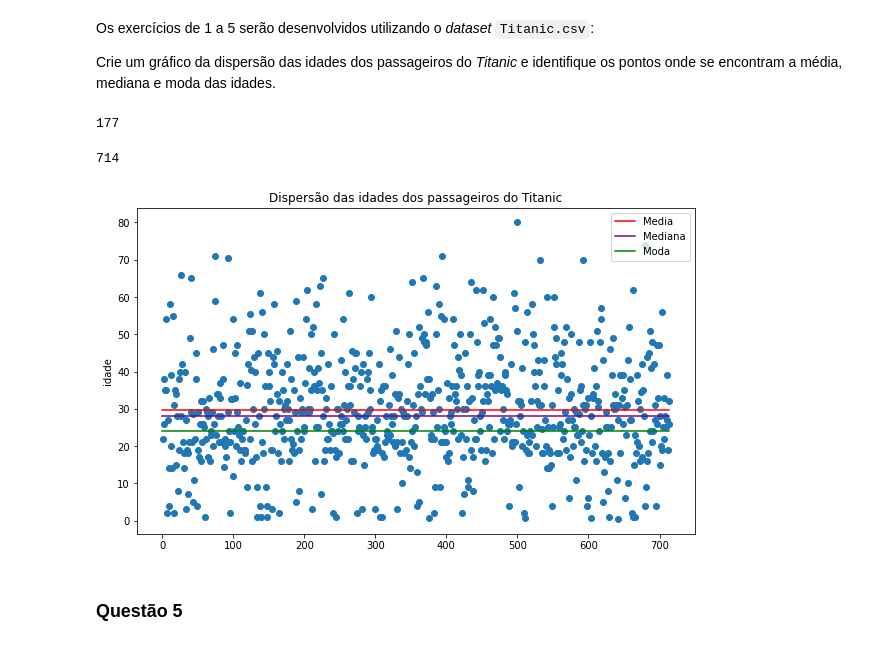
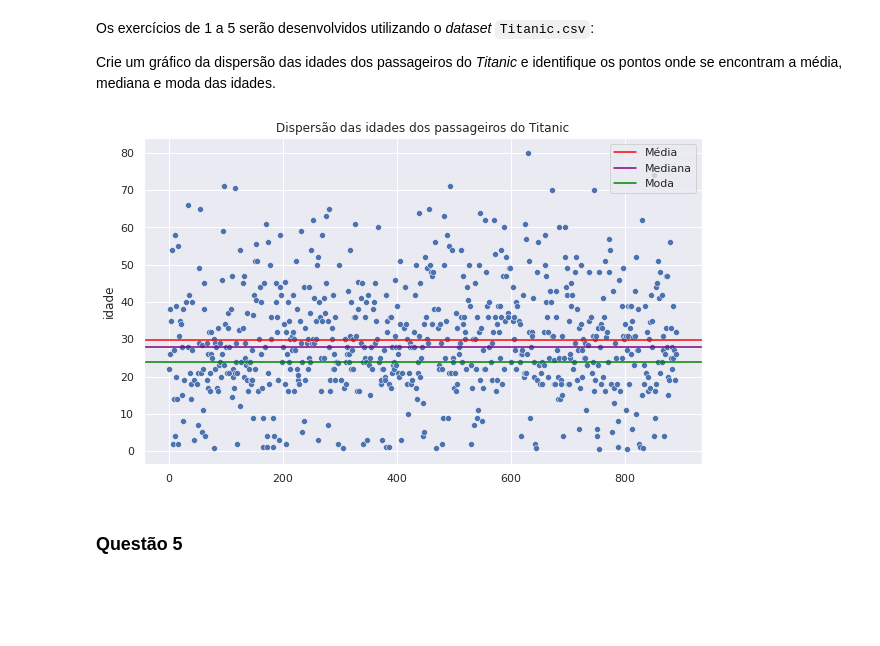
Before and after one commit to VitorFRodrigues/Coding_Tank_Material, a Jupyter notebook: Polo_Tech/Modulo_04/Listas/L1-Estatistica1_vitor.ipynb, the cells around one changed output. Cells and saved outputs as stored; diff of their text form; code cells hidden in the pictures; blank space fills up the shorter version.

```diff
--- a/Polo_Tech/Modulo_04/Listas/L1-Estatistica1_vitor.ipynb
+++ b/Polo_Tech/Modulo_04/Listas/L1-Estatistica1_vitor.ipynb
@@ -171,36 +171,22 @@ Moda: 24.0
 Os exercícios de 1 a 5 serão desenvolvidos utilizando o _dataset_ `Titanic.csv`:
 
 Crie um gráfico da dispersão das idades dos passageiros do _Titanic_ e identifique os pontos onde se encontram a média, mediana e moda das idades.
-# %%
-age.isna().sum()
-# %% [output]
-177
-# %%
-age_sem_nan = age.dropna()
-len(age_sem_nan)
-# %% [output]
-714
 # %%
-media = age_sem_nan.mean()
-array_media = np.ones(len(age_sem_nan), dtype=float)*media
-mediana = age_sem_nan.median()
-array_mediana = np.ones(len(age_sem_nan), dtype=float)*mediana
-moda = age_sem_nan.mode()[0]
-array_moda = np.ones(len(age_sem_nan), dtype=float)*moda
-
-x = np.arange(1, len(age_sem_nan)+1)
+media = age.mean()
+mediana = age.median()
+moda = age.mode()[0]
 # %%
 plt.figure(figsize=(10, 6))
-plt.scatter(x, age_sem_nan)
-plt.plot(array_media, color='red')
-plt.plot(array_mediana, color='purple')
-plt.plot(array_moda, color='green')
+sns.scatterplot(data = age)
+plt.axhline(media, color='red', label='Média')
+plt.axhline(mediana, color='purple', label='Mediana')
+plt.axhline(moda, color='green', label='Moda')
 plt.title('Dispersão das idades dos passageiros do Titanic')
 plt.ylabel('idade')
-plt.legend(['Media', 'Mediana', 'Moda'])
+plt.legend()
 plt.show()
 # %% [output]
-[figure, old version]
+[figure, new version]
 # %% [markdown]
 ### Questão 5
 # %% [markdown]
```
Also changed, not shown: parts of 8 cells of this notebook.
